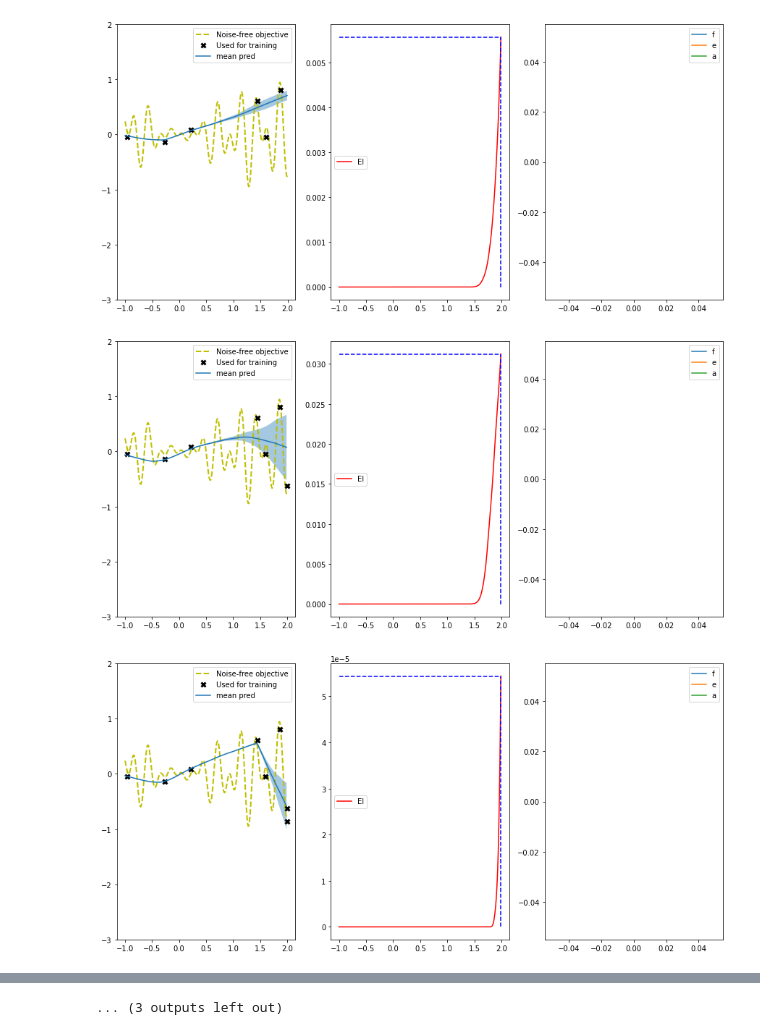
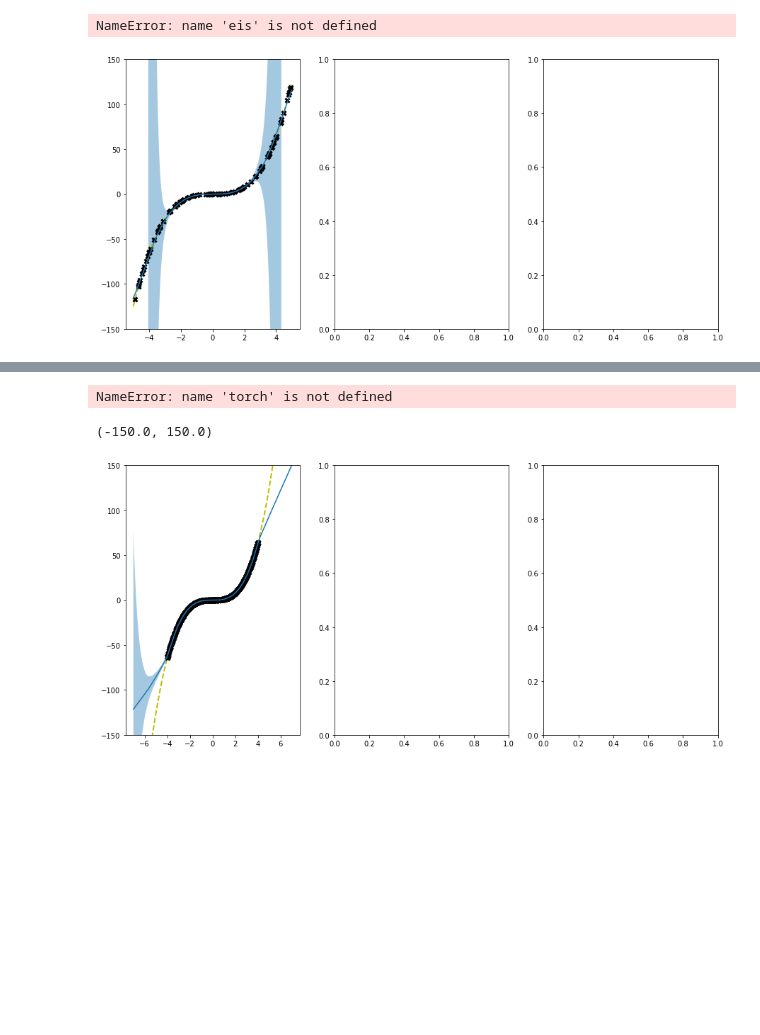
Before and after one commit to MJ10/DEUP, a Jupyter notebook: notebooks/bayesian_optimization.ipynb, the cells around one changed output, grey strips where cells are left out. Saved outputs shown, nothing was run; the diff lists cells and outputs as text; code cells hidden in the pictures; blank space fills up the shorter version.

```diff
--- a/notebooks/bayesian_optimization.ipynb
+++ b/notebooks/bayesian_optimization.ipynb
@@ -25,14 +25,15 @@ noise = .1
 
 
 def f(X, noise=noise):
-    return torch.sin(X) * torch.cos(5 * X) * torch.cos(22 * X) + noise * torch.randn_like(X)
+#     return torch.sin(X) * torch.cos(5 * X) * torch.cos(22 * X) + noise * torch.randn_like(X)
+    return X**3 + noise * torch.randn_like(X)
 
 
-bounds = (-1, 2)
+bounds = (-5, 5)
 # f, bounds = repeat(f, bounds)
 # f, bounds = repeat(f, bounds)
 
-X_init = (bounds[1] - bounds[0]) * torch.rand(6, 1) + bounds[0]
+X_init = (bounds[1] - bounds[0]) * torch.rand(30, 1) + bounds[0]
 Y_init = f(X_init)
 
 X = torch.arange(bounds[0], bounds[1], 0.01).reshape(-1, 1)
@@ -102,17 +103,17 @@ def optimize(model_name, X_init, Y_init, plot=False, n_steps=5, epochs=15, **kwa
             raise Exception('Not sure this would work !')
 
 
-        EI = ExpectedImprovement(model, full_train_Y.max().item())
+#         EI = ExpectedImprovement(model, full_train_Y.max().item())
 
-        eis = EI(X.unsqueeze(1)).detach()
-        max_ei, argmax_ei = torch.max(eis, 0)
-        xmax = X[argmax_ei].item()
-        max_ei = max_ei.item()
+#         eis = EI(X.unsqueeze(1)).detach()
+#         max_ei, argmax_ei = torch.max(eis, 0)
+#         xmax = X[argmax_ei].item()
+#         max_ei = max_ei.item()
 
-        bounds_t = torch.FloatTensor([[bounds[0]], [bounds[1]]])
-        candidate, acq_value = optimize_acqf(
-            EI, bounds=bounds_t, q=1, num_restarts=5, raw_samples=50,
-        )
+#         bounds_t = torch.FloatTensor([[bounds[0]], [bounds[1]]])
+#         candidate, acq_value = optimize_acqf(
+#             EI, bounds=bounds_t, q=1, num_restarts=5, raw_samples=50,
+#         )
         if plot:
             fig, (ax1, ax2, ax3) = plt.subplots(1, 3, figsize=(15, 7))
             # Plot optimization objective with noise level
@@ -129,7 +130,7 @@ def optimize(model_name, X_init, Y_init, plot=False, n_steps=5, epochs=15, **kwa
             if isinstance(model, EpistemicPredictor):
                 ax1.plot(X, model.density_estimator.score_samples(X), 'r-', label='density')
 
-            ax1.set_ylim(-3, 2)
+            ax1.set_ylim(-150, 150)
 
             ax2.plot(X, eis, 'r-', label='EI')
             ax2.plot(X, [max_ei] * len(X), 'b--')
@@ -155,27 +156,26 @@ def optimize(model_name, X_init, Y_init, plot=False, n_steps=5, epochs=15, **kwa
 # %%
 # SETTING THESE 3 SEEDS ENSURES DETERMINISTIC RESULTS
 # GP IS DETERMINISTIC given X_init and Y_init
 dropout_prob = 0.5
 
 # density_estimator = FixedKernelDensityEstimator('exponential', 0.05)
 #torch.manual_seed(8)
 networks = {'a_predictor': create_network(1, 1, 64, 'tanh', True),
             'e_predictor': create_network(2, 1, 64, 'relu', True),
-            'f_predictor': create_network(1, 1, 128, 'relu', False, evidential_reg=True)
+            'f_predictor': create_network(1, 1, 64, 'relu', False, evidential_reg=True)
             }
 
 optimizers = {'a_optimizer': create_optimizer(networks['a_predictor'], 1e-3),
               'e_optimizer': create_optimizer(networks['e_predictor'], 1e-3),
-              'f_optimizer': create_optimizer(networks['f_predictor'], 1e-3)
+              'f_optimizer': create_optimizer(networks['f_predictor'], 5e-4)
               }
 
-X_init = (bounds[1] - bounds[0]) * torch.rand(6, 1) + bounds[0]
+X_init = (bounds[1] - bounds[0]) * torch.rand(100, 1) + bounds[0]
 Y_init = f(X_init)
 
 _,_ = optimize(EvidentialRegression, X_init, Y_init, plot=True, n_steps=15, networks=networks, optimizers=optimizers,
-    split_seed=1, dataloader_seed=2, iid_ratio=5, epochs=50, retrain=False)
+    split_seed=1, dataloader_seed=2, iid_ratio=5, epochs=100, retrain=False)
 # optimize(SingleTaskGP, X_init, Y_init, plot=True, n_steps=25)
 # %% [output]
+NameError: name 'eis' is not defined
-[figure, old version]
+[figure, new version]
-[figure, removed]
-[figure, removed]
@@ -191,4 +182,3 @@ _,_ = optimize(EvidentialRegression, X_init, Y_init, plot=True, n_steps=15, netw
-... (3 outputs left out)
 # %%
 # Simple comparison of EP and GP !!
 
@@ -251,3 +241,5 @@ for i in range(0, n_runs):
     plt.legend()
     plt.title('ERROR BARS ARE ONLY 0.2 * STD !! ')
     plt.show()
+# %% [output]
+NameError: name 'torch' is not defined
@@ -253,0 +263,18 @@ for i in range(0, n_runs):
+# %%
+fig, (ax1, ax2, ax3) = plt.subplots(1, 3, figsize=(15, 7))
+# Plot optimization objective with noise level
+ax1.plot(X, Y, 'y--', lw=2, label='Noise-free objective')
+# ax1.plot(X, f(X), 'rx', lw=1, alpha=0.2, label='Noisy samples')
+ax1.plot(X_init, Y_init, 'kx', mew=3, label='Used for training')
+mean, var = model.get_prediction_with_uncertainty(X)
+std = np.sqrt(var.detach().cpu().numpy().ravel())
+mean = mean.detach().cpu().numpy().ravel()
+ax1.plot(X, mean, label='mean pred')
+ax1.fill_between(X.numpy().ravel(),
+                 mean - std,
+                 mean + std,
+                 alpha=.4)
+ax1.set_ylim(-150, 150)
+# %% [output]
+(-150.0, 150.0)
+[figure, added]
```
Also changed, not shown: parts of 5 cells of this notebook, 1 other file.
